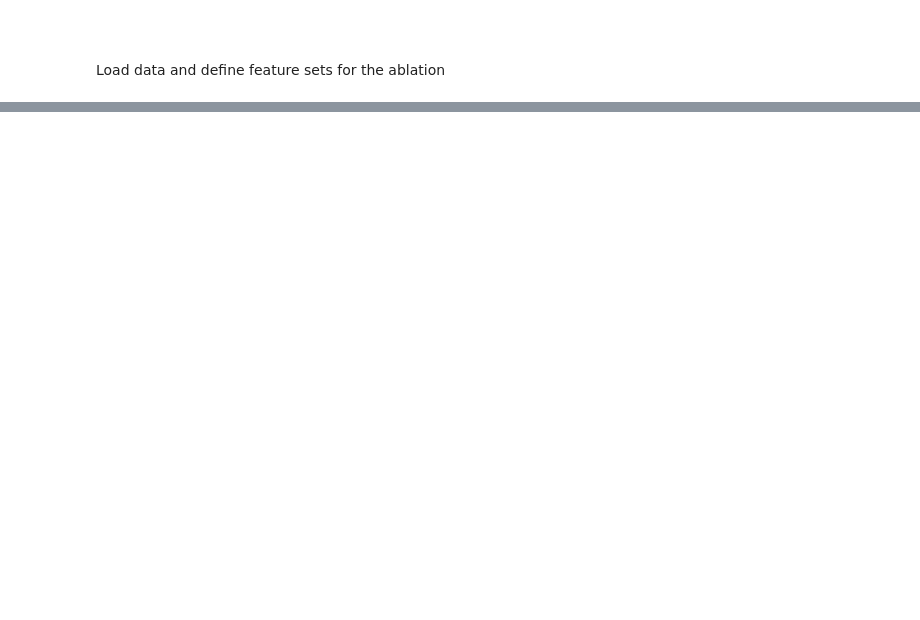
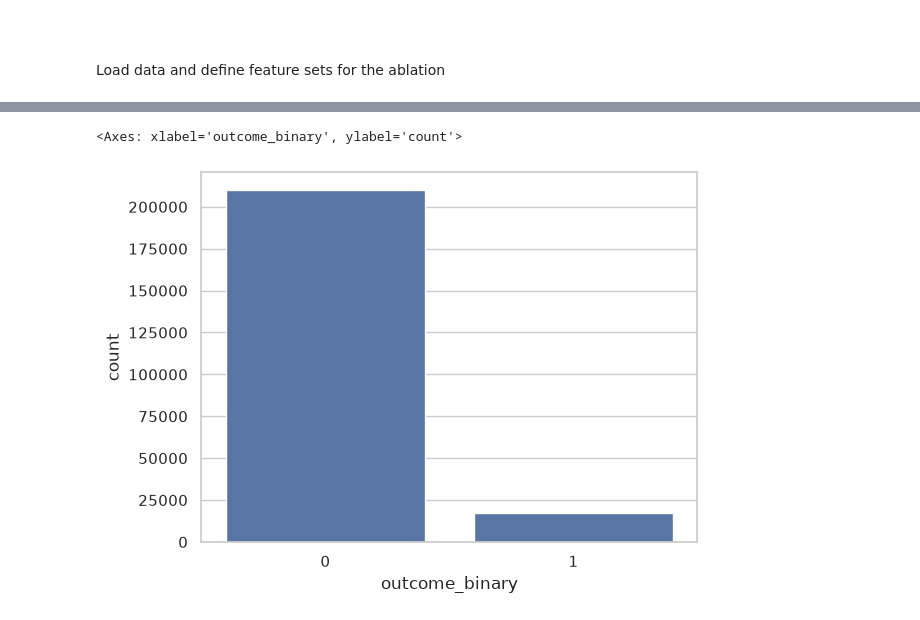
Before and after one commit to AnupmaDS1/Xmus-Jaxon-Flaxon-Waxon, a Jupyter notebook: Notebooks/03_EDAand.ipynb, the cells around one changed output, grey strips where cells are left out. Saved outputs shown, nothing was run; the diff lists cells and outputs as text; code cells hidden in the pictures; blank space fills up the shorter version.

```diff
--- a/Notebooks/03_EDAand.ipynb
+++ b/Notebooks/03_EDAand.ipynb
@@ -11,3 +5,21 @@ import numpy as np
+# %%
+#import the libraries -Data manipulation
+
+import pandas as pd
+import numpy as np
+
+# Visualisation
+import matplotlib.pyplot as plt
+import seaborn as sns
+
+# Display settings
+pd.set_option('display.max_columns', None)
+
+# Make plots look nicer
+sns.set_theme(style="whitegrid")
+
+# Show plots in notebook
+%matplotlib inline
 # %%
 # read in the df
 
@@ -18,0 +31,7 @@ print(model_df_binary.columns.tolist())
+# %%
+# more EDA on target or outcome variable - explore its distribution
+
+sns.countplot(data=model_df_binary, x='outcome_binary')
+# %% [output]
+<Axes: xlabel='outcome_binary', ylabel='count'>
+[figure, added]
```
Also changed, not shown: parts of 10 cells of this notebook, 7 other files.
